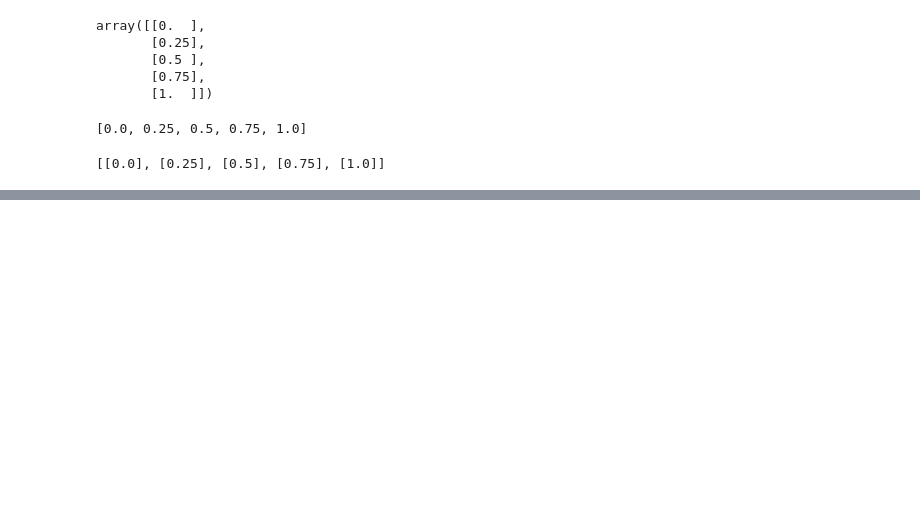
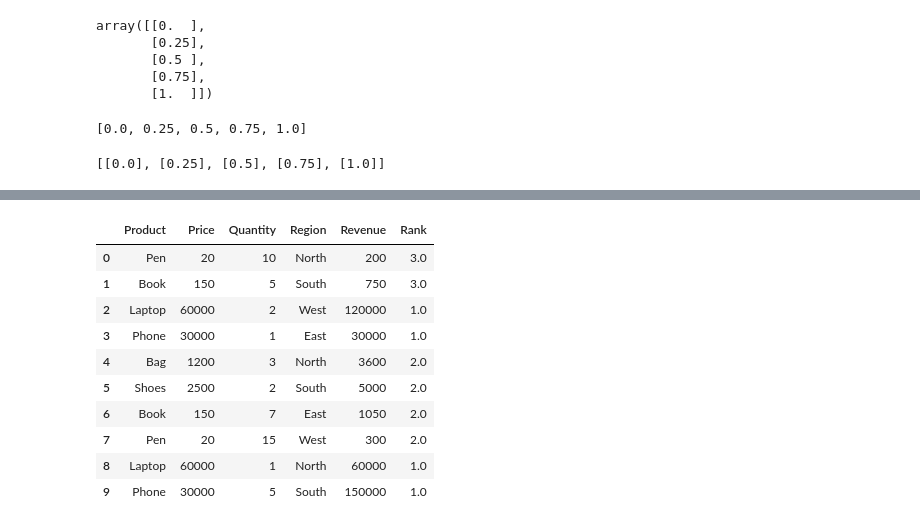
Before and after one commit to adarsh-gowda/scm_project, a Jupyter notebook: notebook/test.ipynb, the cells around one changed output, grey strips where cells are left out. Drawn from its saved outputs; the diff is of its cells as text; code cells hidden in the pictures; blank space fills up the shorter version.

```diff
--- a/notebook/test.ipynb
+++ b/notebook/test.ipynb
@@ -121,0 +329,9 @@ lst_2d
+# %%
+data = {
+    "Product": ["Pen", "Book", "Laptop", "Phone", "Bag", "Shoes", "Book", "Pen", "Laptop", "Phone"],
+    "Price":   [20, 150, 60000, 30000, 1200, 2500, 150, 20, 60000, 30000],
+    "Quantity":[10, 5, 2, 1, 3, 2, 7, 15, 1, 5],
+    "Region":  ["North", "South", "West", "East", "North", "South", "East", "West", "North", "South"]
+}
+# %%
+df=pd.DataFrame(data)
@@ -121,0 +390,2 @@ lst_2d
+# %%
+df['Revenue']=df['Price']*df['Quantity']
@@ -121,0 +406,16 @@ lst_2d
+# %%
+df['Rank']=df.groupby('Region')['Revenue'].rank(method='dense',ascending=False)
+# %%
+df
+# %% [output]
+|  | Product | Price | Quantity | Region | Revenue | Rank |
+| 0 | Pen | 20 | 10 | North | 200 | 3.0 |
+| 1 | Book | 150 | 5 | South | 750 | 3.0 |
+| 2 | Laptop | 60000 | 2 | West | 120000 | 1.0 |
+| 3 | Phone | 30000 | 1 | East | 30000 | 1.0 |
+| 4 | Bag | 1200 | 3 | North | 3600 | 2.0 |
+| 5 | Shoes | 2500 | 2 | South | 5000 | 2.0 |
+| 6 | Book | 150 | 7 | East | 1050 | 2.0 |
+| 7 | Pen | 20 | 15 | West | 300 | 2.0 |
+| 8 | Laptop | 60000 | 1 | North | 60000 | 1.0 |
+| 9 | Phone | 30000 | 5 | South | 150000 | 1.0 |
```
Also changed, not shown: parts of 105 cells of this notebook, 4 other files.
